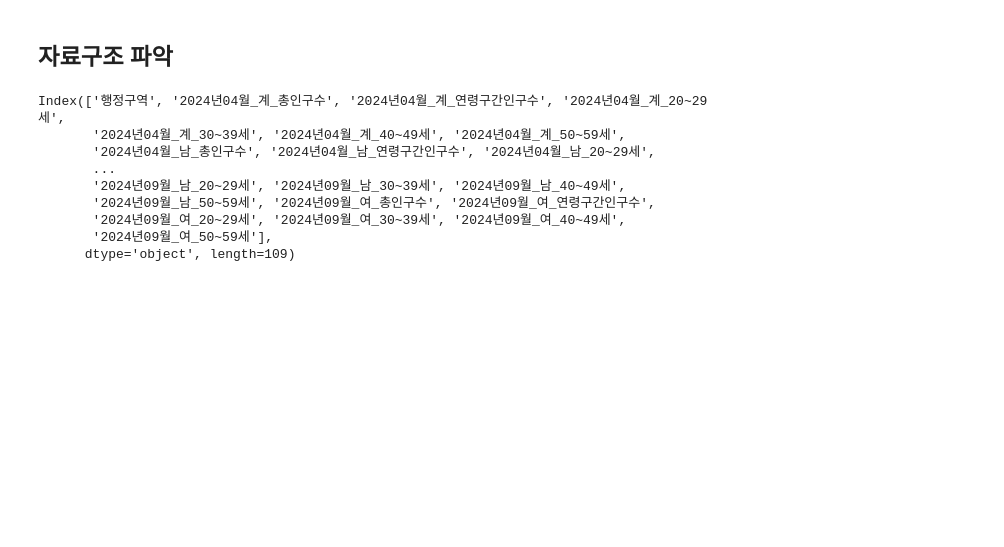
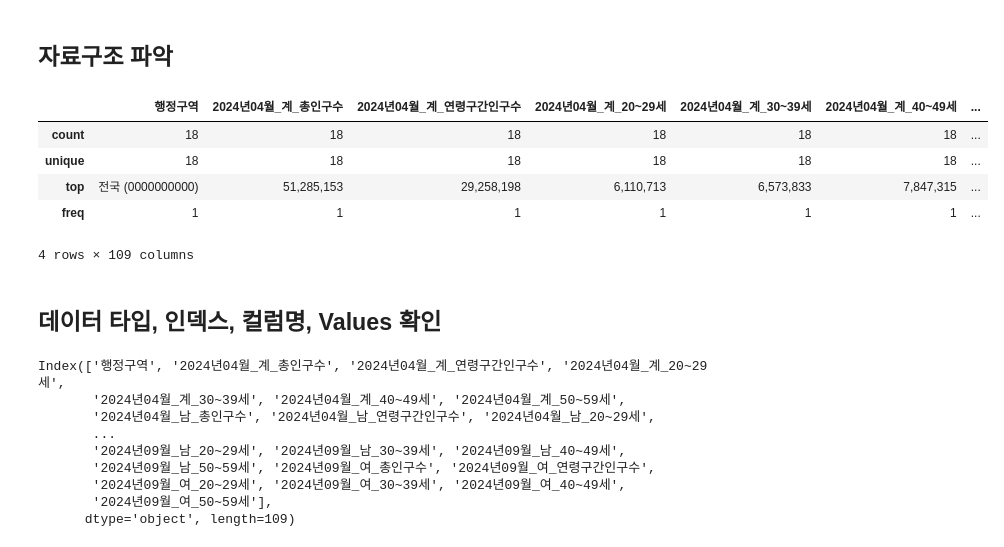
Before and after one commit to HyeonjiKim-edu/DataAnalysis, a Jupyter notebook: 25_파이썬데이터분석_실습_.ipynb, the cells around one changed output. Drawn from its saved outputs; the diff is of its cells as text; code cells hidden in the pictures; blank space fills up the shorter version.

```diff
--- a/25_파이썬데이터분석_실습_.ipynb
+++ b/25_파이썬데이터분석_실습_.ipynb
@@ -81,6 +81,17 @@ df.head(3)
 3 rows × 109 columns
 # %% [markdown]
 ## 자료구조 파악
+# %%
+df.describe()
+# %% [output]
+|  | 행정구역 | 2024년04월_계_총인구수 | 2024년04월_계_연령구간인구수 | 2024년04월_계_20~29세 | 2024년04월_계_30~39세 | 2024년04월_계_40~49세 | ... |
+| count | 18 | 18 | 18 | 18 | 18 | 18 | ... |
+| unique | 18 | 18 | 18 | 18 | 18 | 18 | ... |
+| top | 전국 (0000000000) | 51,285,153 | 29,258,198 | 6,110,713 | 6,573,833 | 7,847,315 | ... |
+| freq | 1 | 1 | 1 | 1 | 1 | 1 | ... |
+4 rows × 109 columns
+# %% [markdown]
+## 데이터 타입, 인덱스, 컬럼명, Values 확인
 # %%
 df.columns
 # %% [output]
```
Also changed, not shown: parts of 15 cells of this notebook.
